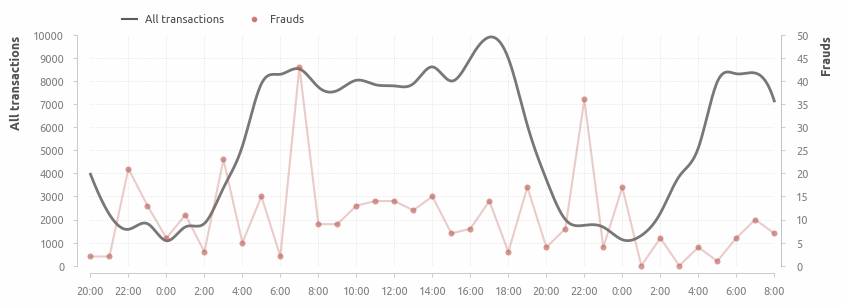
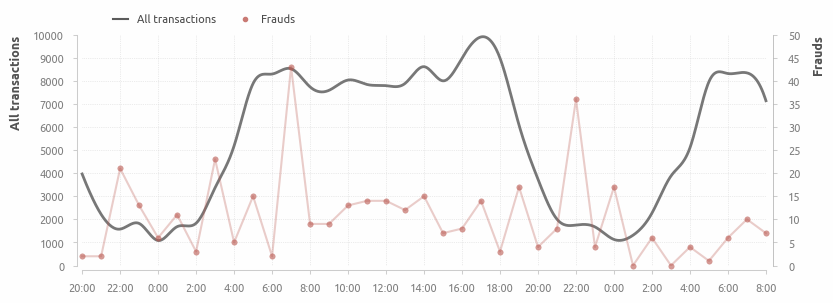
Unified diff of the notebook cell whose output changed from the first chart to the second:
--- before
+++ after
@@ -1,3 +1,3 @@
-fig, ax1 = plt.subplots(figsize=(9, 3))
+fig, ax1 = plt.subplots()
 
 ax1.plot(
@@ -77,2 +77,4 @@
 
 plt.show()
+
+savefig('transactions_overview', dir_save_img, format='png')

Commit: upd